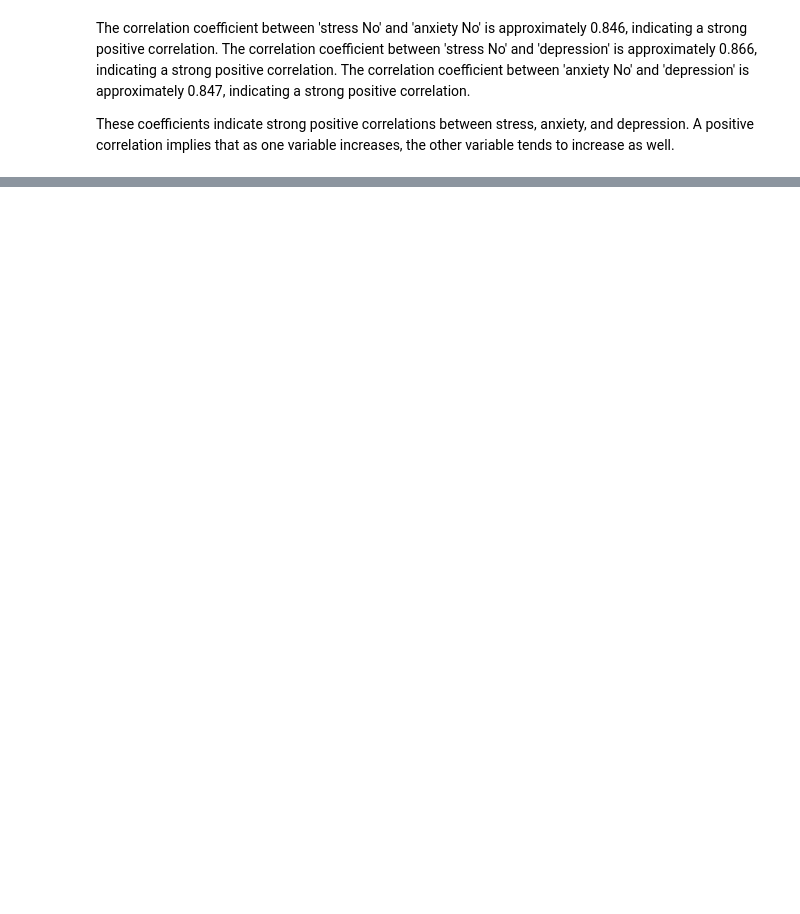
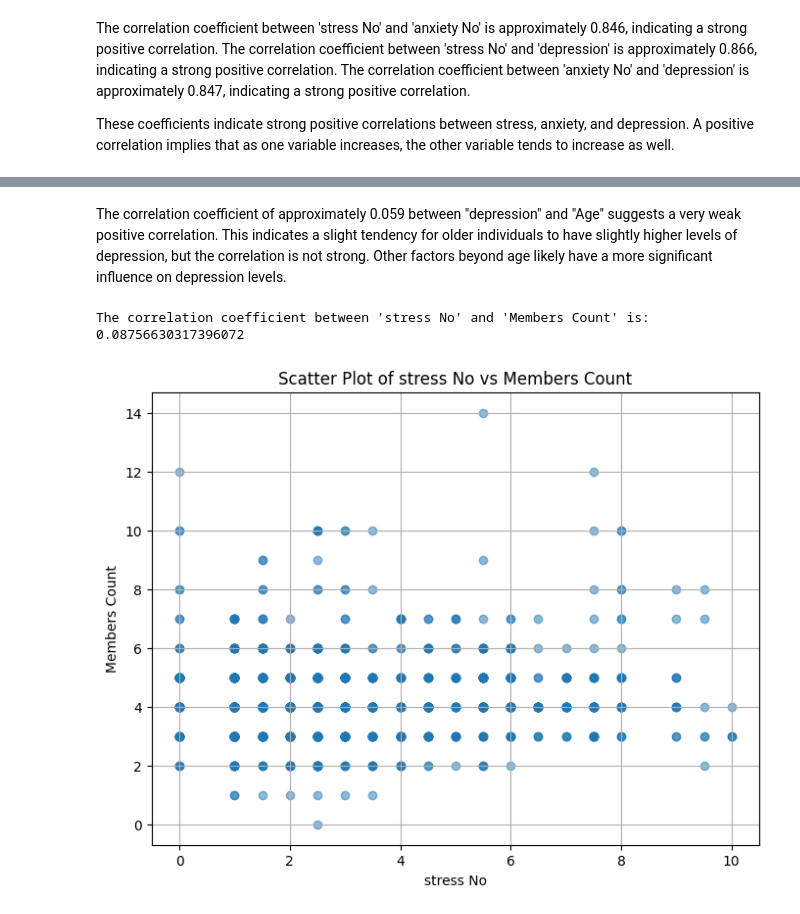
Before and after one commit to data-manavpatil/DataTrendInsights, a Jupyter notebook: Mental Health in Indian Metro citites 2020 Analysis/Mental Health in Indian Metro Citites 2020 Analysis.ipynb, the cells around one changed output, grey strips where cells are left out. Saved outputs shown, nothing was run; the diff lists cells and outputs as text; code cells hidden in the pictures; blank space fills up the shorter version.

```diff
--- a/Mental Health in Indian Metro citites 2020 Analysis/Mental Health in Indian Metro Citites 2020 Analysis.ipynb
+++ b/Mental Health in Indian Metro citites 2020 Analysis/Mental Health in Indian Metro Citites 2020 Analysis.ipynb
@@ -163,0 +182,20 @@ plt.show()
+# %% [markdown]
+The correlation coefficient of approximately 0.059 between "depression" and "Age" suggests a very weak positive correlation. This indicates a slight tendency for older individuals to have slightly higher levels of depression, but the correlation is not strong. Other factors beyond age likely have a more significant influence on depression levels.
+# %%
+#Corelation between total members and Stress
+column1 = 'stress No'
+column2 = 'Members Count'
+
+correlation_coefficient = df[column1].corr(df[column2])
+
+print(f"The correlation coefficient between '{column1}' and '{column2}' is: {correlation_coefficient}")
+plt.figure(figsize=(8, 6))
+plt.scatter(df[column1], df[column2], alpha=0.5)
+plt.title('Scatter Plot of ' + column1 + ' vs ' + column2)
+plt.xlabel(column1)
+plt.ylabel(column2)
+plt.grid(True)
+plt.show()
+# %% [output]
+The correlation coefficient between 'stress No' and 'Members Count' is: 0.08756630317396072
+[figure, added]
```
Also changed, not shown: parts of 10 cells of this notebook.
